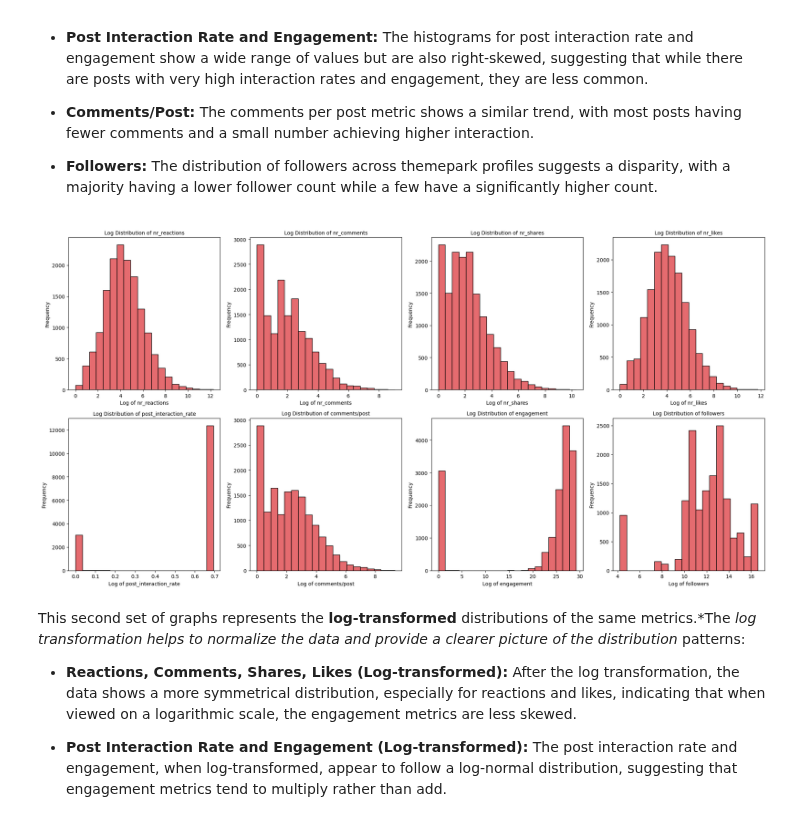
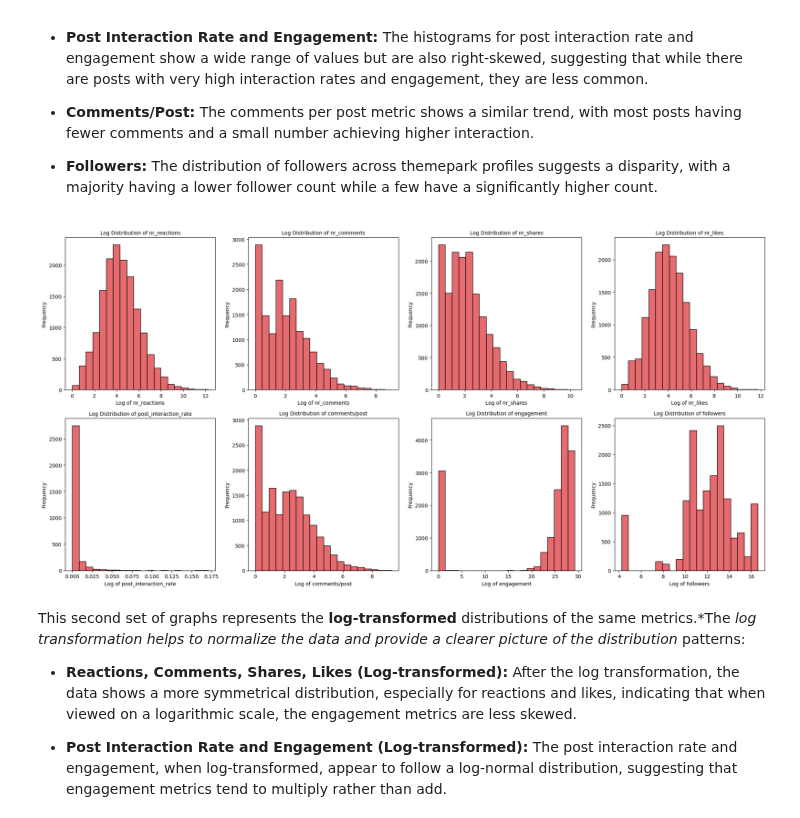
Before and after one commit to crlhbs/Group1_MarketingStrategy, a Jupyter notebook: Notebook_Themeparks_Group1.ipynb, the cells around one changed output. Cells and saved outputs as stored; diff of their text form; code cells hidden in the pictures.

```diff
--- a/Notebook_Themeparks_Group1.ipynb
+++ b/Notebook_Themeparks_Group1.ipynb
@@ -327,39 +327,34 @@ In this first set of graphs, the histograms depicting the distributions of vario
 
 * **Followers:** The distribution of followers across themepark profiles suggests a disparity, with a majority having a lower follower count while a few have a significantly higher count.
 # %%
-#ensure the columns are numeric
+# Ensure the columns are numeric
 for col in numeric_columns:
     combined_df[col] = pd.to_numeric(combined_df[col], errors='coerce')
 
-#now that the columns are numeric, NaN values are in place of non-numeric entries
-#we can fill these NaNs with a value that won't affect the log transformation
-combined_df.fillna(1, inplace=True)
-
-#set up the matplotlib figure and axes
+# Set up the matplotlib figure and axes
 fig, axs = plt.subplots(2, 4, figsize=(20, 10))  # 2x4 grid, figsize can be adjusted
 
-#flatten the array of axes for easy iteration
+# Flatten the array of axes for easy iteration
 axs = axs.ravel()
 
-#loop through the numeric columns and create a histogram for each with log scale
+# Loop through the numeric columns and create a histogram for each with log scale
 for i, col in enumerate(numeric_columns):
-    # Apply log transformation to the data
-    # Since log(0) is undefined, we use log1p which is log(x + 1) to avoid log(0)
-    log_data = np.log1p(combined_df[col])
+    # Drop NaN values and apply log transformation to the data
+    log_data = np.log1p(combined_df[col].dropna())
 
-    #plot with log_data
+    # Plot with log_data
     axs[i].hist(log_data, bins=20, color='#e56b6f', edgecolor='black')
     axs[i].set_title(f'Log Distribution of {col}', fontsize=10)
     axs[i].set_xlabel(f'Log of {col}')
     axs[i].set_ylabel('Frequency')
 
-#adjust layout for better readability
+# Adjust layout for better readability
 plt.tight_layout()
 
-#display the plots
+# Display the plots
 plt.show()
 # %% [output]
-[figure, old version]
+[figure, new version]
 # %% [markdown]
 This second set of graphs represents the **log-transformed** distributions of the same metrics.*The *log transformation helps to normalize the data and provide a clearer picture of the distribution* patterns:
 
```
Also changed, not shown: parts of 2 cells of this notebook, 3 other files.
